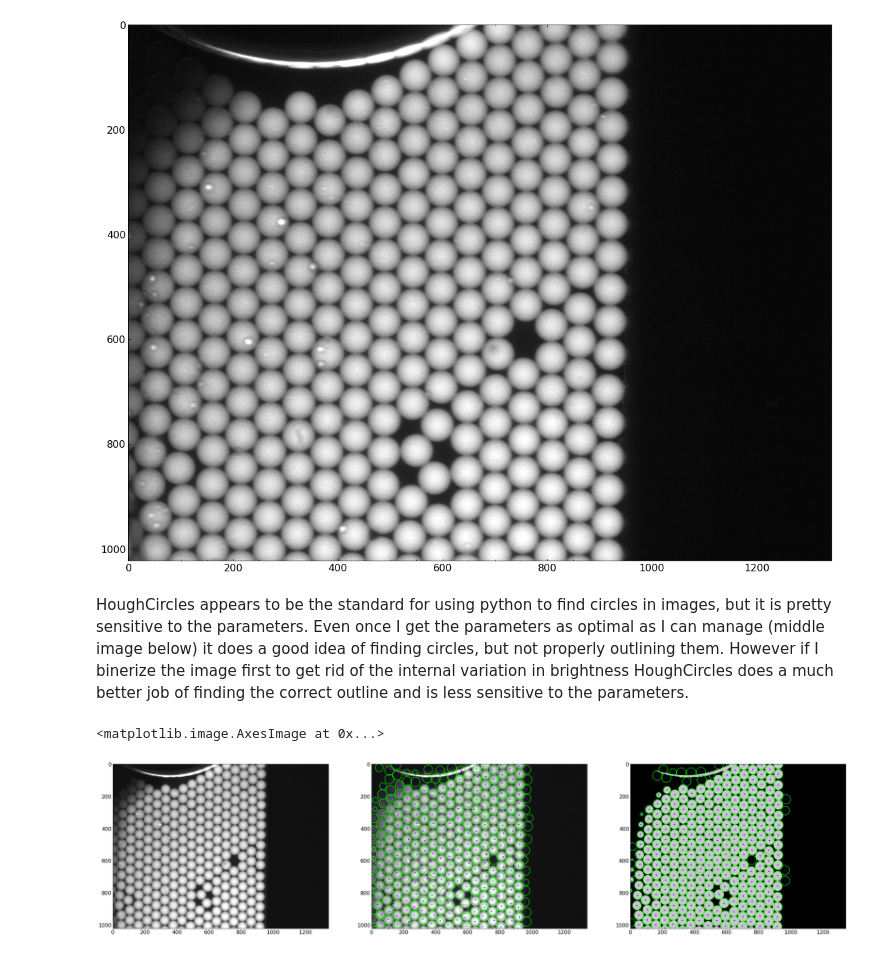
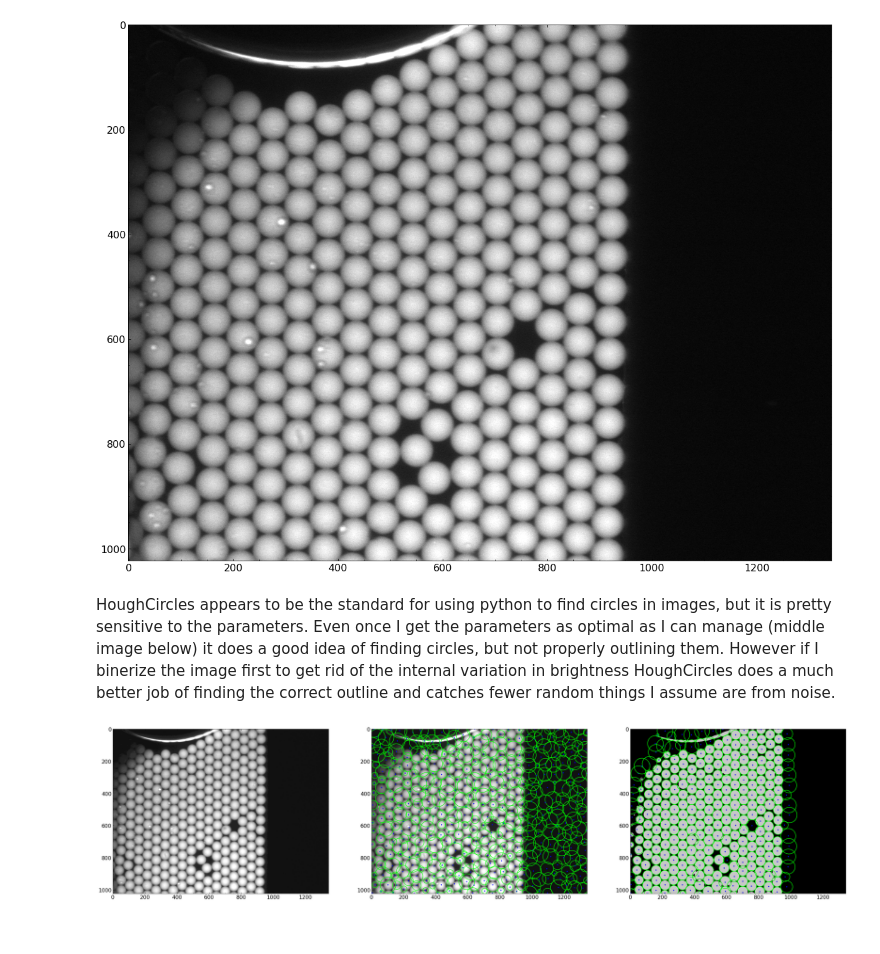
Before and after one commit to Fygenson-Lab/Droplet-Image-Analysis, a Jupyter notebook: droplet_finder_workbook.ipynb, the cells around one changed output. Drawn from its saved outputs; the diff is of its cells as text; code cells hidden in the pictures.

```diff
--- a/droplet_finder_workbook.ipynb
+++ b/droplet_finder_workbook.ipynb
@@ -23,38 +23,39 @@ plt.show()
 # %% [output]
 [figure]
 # %% [markdown]
-HoughCircles appears to be the standard for using python to find circles in images, but it is pretty sensitive to the parameters. Even once I get the parameters as optimal as I can manage (middle image below) it does a good idea of finding circles, but not properly outlining them. However if I binerize the image first to get rid of the internal variation in brightness HoughCircles does a much better job of finding the correct outline and is less sensitive to the parameters.
+HoughCircles appears to be the standard for using python to find circles in images, but it is pretty sensitive to the parameters. Even once I get the parameters as optimal as I can manage (middle image below) it does a good idea of finding circles, but not properly outlining them. However if I binerize the image first to get rid of the internal variation in brightness HoughCircles does a much better job of finding the correct outline and catches fewer random things I assume are from noise.
 # %%
 def find_bright_pixels(cutoff, pixel_value):
     if pixel_value > cutoff:
         return 1 #bright pixel
     else:
         return 0 #not bright pixel
 
 find_bright_pixels = np.vectorize(find_bright_pixels, excluded=[0])
 
 image = cv.imread('{}\\20220818\example_image.tif'.format(image_dir), 0)
 
 color_img = cv.cvtColor(image,cv.COLOR_GRAY2BGR) * 17
-circles = cv.HoughCircles(image, cv.HOUGH_GRADIENT, dp =2, minDist = 50, param1=5, param2=10, maxRadius = 30)
+circles = cv.HoughCircles(image, cv.HOUGH_GRADIENT, dp =1, minDist = 50, param1=1, param2=1, maxRadius = 50)
 circles = np.uint16(np.around(circles))
 
 for i in circles[0,:]:
     cv.circle(color_img,(i[0],i[1]),i[2],(0,255,0),2)
     cv.circle(color_img,(i[0],i[1]),2,(0,0,255),3)
 
 th, bin_image = cv.threshold(image, 6, 1, cv.THRESH_BINARY)
 bin_color_img = cv.cvtColor(bin_image,cv.COLOR_GRAY2BGR) *200
-bin_circles = cv.HoughCircles(bin_image, cv.HOUGH_GRADIENT, dp =2, minDist = 50, param1=5, param2=10, maxRadius = 30)
+bin_circles = cv.HoughCircles(bin_image, cv.HOUGH_GRADIENT, dp =1, minDist = 50, param1=1, param2=1, maxRadius = 50)
 bin_circles = np.uint16(np.around(bin_circles))
 for i in bin_circles[0,:]:
     cv.circle(bin_color_img,(i[0],i[1]),i[2],(0,255,0),2)
     cv.circle(bin_color_img,(i[0],i[1]),2,(0,0,255),3)
 
 fig, axs = plt.subplots(1, 3, figsize = (40,20))
 axs[0].imshow(image, cmap = 'gray')
 axs[1].imshow(color_img, cmap = 'gray')
 axs[2].imshow(bin_color_img, cmap = 'gray')
+
+plt.show()
 # %% [output]
-<matplotlib.image.AxesImage at 0x...>
-[figure, old version]
+[figure, new version]
```
Also changed, not shown: parts of 3 cells of this notebook.
